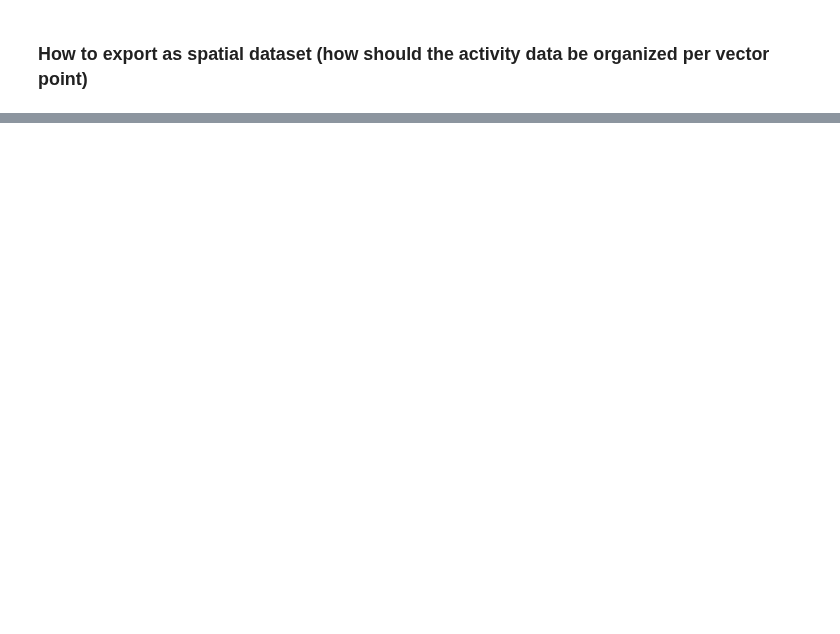
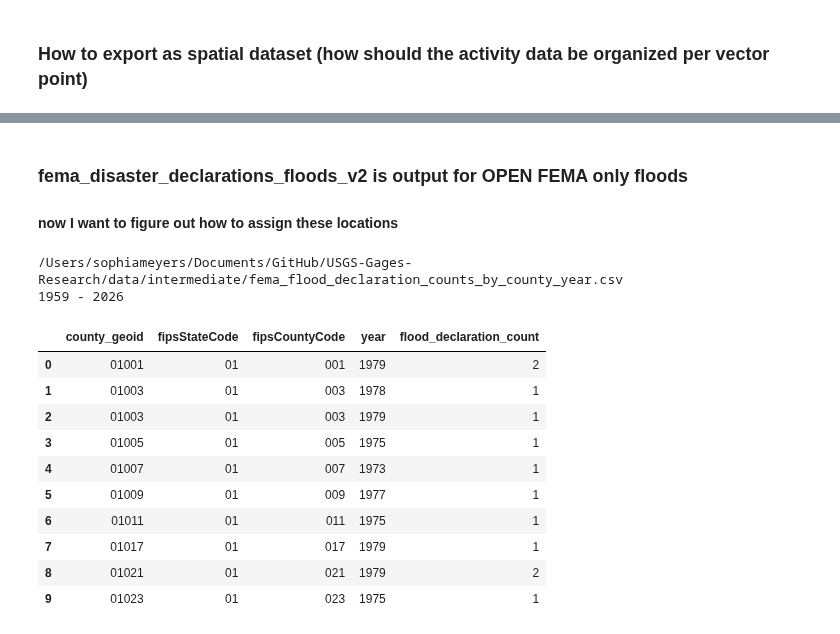
Before and after one commit to SophiaMeyers/USGS-Gages-Research, a Jupyter notebook: notebooks/261021-01_explore_usgs_gages.ipynb, the cells around one changed output, grey strips where cells are left out. Saved outputs shown, nothing was run; the diff lists cells and outputs as text; code cells hidden in the pictures; blank space fills up the shorter version.

```diff
--- a/notebooks/261021-01_explore_usgs_gages.ipynb
+++ b/notebooks/261021-01_explore_usgs_gages.ipynb
@@ -791,0 +922,79 @@ Gages with coordinates: 236
+# %% [markdown]
+### fema_disaster_declarations_floods_v2 is output for OPEN FEMA only floods
+#### now I want to figure out how to assign these locations
+# %%
+file_path = Path(
+    "/Users/sophiameyers/Documents/GitHub/USGS-Gages-Research/data/intermediate/fema_disaster_declarations_floods_v2.csv"
+)
+
+floods = pd.read_csv(
+    file_path,
+    dtype={
+        "fipsStateCode": "string",
+        "fipsCountyCode": "string",
+        "placeCode": "string"
+    }
+)
+
+#  year from the declaration date
+floods["declarationDate"] = pd.to_datetime(
+    floods["declarationDate"],
+    errors="coerce",
+    utc=True
+)
+floods["year"] = floods["declarationDate"].dt.year
+
+# 000 for some non-county designated areas (exclude these)
+floods["fipsStateCode"] = floods["fipsStateCode"].str.strip().str.zfill(2)
+floods["fipsCountyCode"] = floods["fipsCountyCode"].str.strip().str.zfill(3)
+
+county_floods = floods[
+    floods["fipsStateCode"].notna()
+    & floods["fipsCountyCode"].notna()
+    & (floods["fipsCountyCode"] != "000")
+    & floods["year"].notna()
+].copy()
+
+# County GEOID = state FIPS + county FIPS
+county_floods["county_geoid"] = (
+    county_floods["fipsStateCode"]
+    + county_floods["fipsCountyCode"]
+)
+
+# Count distinct declarations in each county for each year.
+county_year_counts = (
+    county_floods
+    .groupby(
+        ["county_geoid", "fipsStateCode", "fipsCountyCode", "year"],
+        as_index=False
+    )
+    .agg(
+        flood_declaration_count=("disasterNumber", "nunique")
+    )
+    .sort_values(["county_geoid", "year"])
+)
+
+output_path = file_path.with_name(
+    "fema_flood_declaration_counts_by_county_year.csv"
+)
+county_year_counts.to_csv(output_path, index=False)
+
+print(output_path)
+print(county_year_counts["year"].min(), "-",
+      county_year_counts["year"].max())
+
+display(county_year_counts.head(10))
+# %% [output]
+/Users/sophiameyers/Documents/GitHub/USGS-Gages-Research/data/intermediate/fema_flood_declaration_counts_by_county_year.csv
+1959 - 2026
+|  | county_geoid | fipsStateCode | fipsCountyCode | year | flood_declaration_count |
+| 0 | 01001 | 01 | 001 | 1979 | 2 |
+| 1 | 01003 | 01 | 003 | 1978 | 1 |
+| 2 | 01003 | 01 | 003 | 1979 | 1 |
+| 3 | 01005 | 01 | 005 | 1975 | 1 |
+| 4 | 01007 | 01 | 007 | 1973 | 1 |
+| 5 | 01009 | 01 | 009 | 1977 | 1 |
+| 6 | 01011 | 01 | 011 | 1975 | 1 |
+| 7 | 01017 | 01 | 017 | 1979 | 1 |
+| 8 | 01021 | 01 | 021 | 1979 | 2 |
+| 9 | 01023 | 01 | 023 | 1975 | 1 |
```
Also changed, not shown: parts of 14 cells of this notebook, 2 other files.
